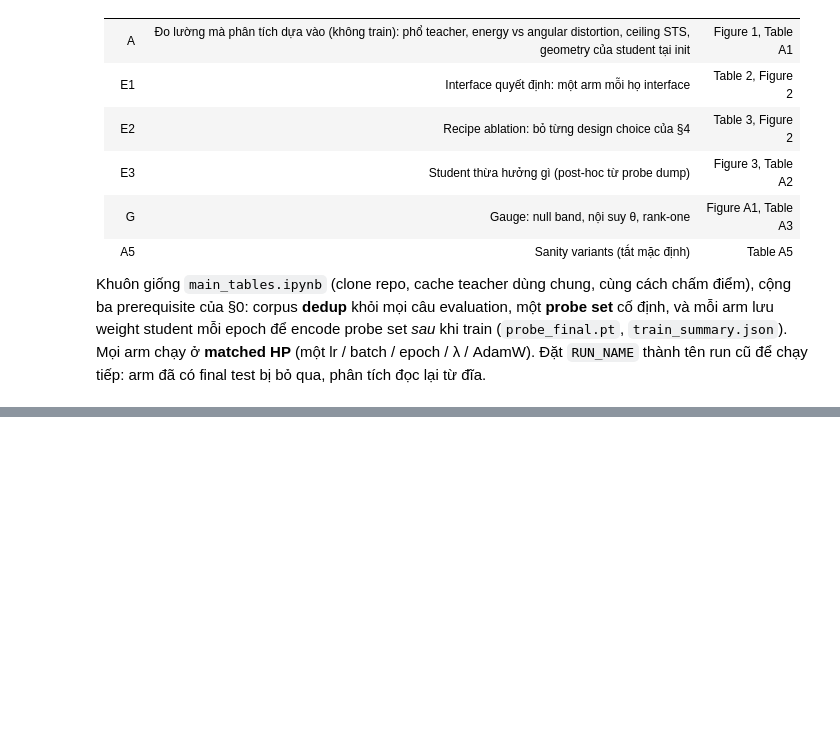
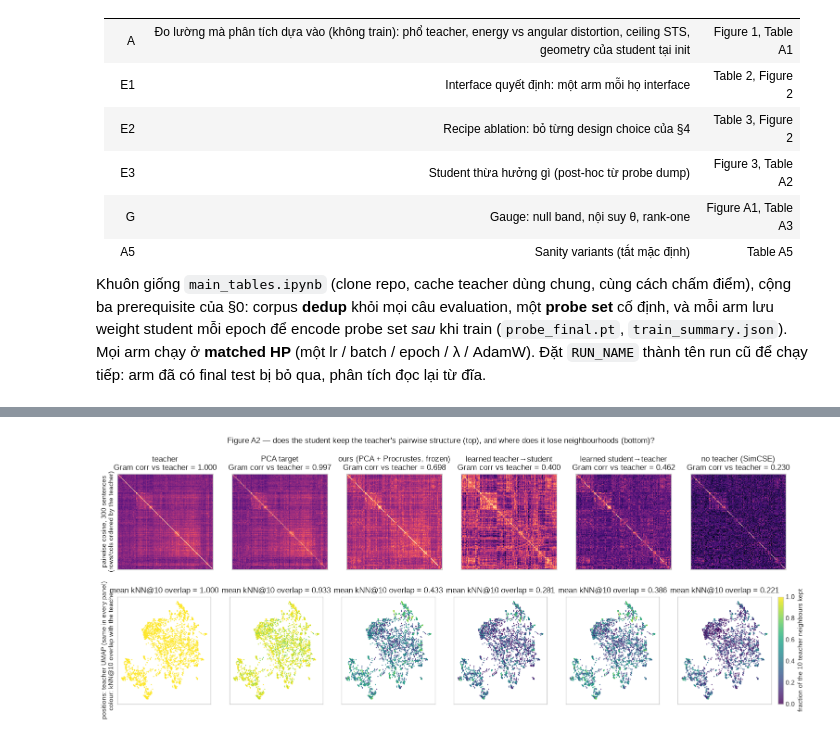
Before and after one commit to duncan-nguyen/embedding-kd, a Jupyter notebook: notebooks/audit_qwen_minilm.ipynb, the cells around one changed output, grey strips where cells are left out. Saved outputs shown, nothing was run; the diff lists cells and outputs as text; code cells hidden in the pictures; blank space fills up the shorter version.

```diff
--- a/notebooks/audit_qwen_minilm.ipynb
+++ b/notebooks/audit_qwen_minilm.ipynb
@@ -1038,0 +1288,82 @@ if IN_COLAB and not SAVE_TO_GOOGLE_DRIVE:
+# %%
+# 11. Figure A2 — hai hình "nhìn là thấy" geometry được thừa kế, cả hai bất biến xoay và không so chéo hai không gian khác chiều:
+#   hàng trên : Gram heatmap (cosine từng cặp) của ~300 câu, CÙNG thứ tự lấy từ hierarchical clustering trên teacher
+#               -> cùng hoa văn khối = cùng geometry; learned t2s nhoè đều = collapse; no_teacher có khối nhưng ở chỗ khác.
+#   hàng dưới : retention map — MỘT layout duy nhất (UMAP của teacher, không thì PCA) dùng cho mọi panel, nên vị trí điểm giống hệt;
+#               màu mỗi điểm = kNN@10 overlap của câu đó với teacher trong arm tương ứng (0..1, cùng metric với Table A2)
+#               -> thấy Ở ĐÂU trong không gian teacher mỗi arm mất láng giềng; số ghi kèm là mean kNN@10.
+from scipy.cluster.hierarchy import linkage, leaves_list
+from sklearn.decomposition import PCA as SkPCA
+try:
+    import umap
+    HAVE_UMAP = True
+except Exception:
+    HAVE_UMAP = False
+
+HEAT_N, SCAT_N, K_RET = 300, 3000, 10
+rng = np.random.default_rng(SEED)
+heat_idx = np.sort(rng.choice(AGREE_IDX, size=min(HEAT_N, len(AGREE_IDX)), replace=False))
+scat_idx = np.sort(rng.choice(AGREE_IDX, size=min(SCAT_N, len(AGREE_IDX)), replace=False))
+
+views = [("teacher", TEACHER_UNIT), ("PCA target", TARGET_OURS)]
+views += [(display_name(b), load_final(SEEDS_OF[b][0])) for b in FIGURE3_BASES if b in SEEDS_OF]
+
+# Thứ tự hàng/cột chung cho heatmap: average-linkage trên cosine của teacher.
+teacher_heat = sa.unit(TEACHER[heat_idx]).numpy()
+order = leaves_list(linkage(teacher_heat, method="average", metric="cosine"))
+
+# Layout chung cho retention map: 2-D của teacher (chỉ vị trí; màu mới là số đo).
+teacher_scat = sa.unit(TEACHER[scat_idx]).numpy()
+layout = (umap.UMAP(n_neighbors=15, min_dist=0.1, metric="cosine", random_state=SEED).fit_transform(teacher_scat)
+          if HAVE_UMAP else SkPCA(n_components=2, random_state=SEED).fit_transform(teacher_scat))
+teacher_nb = sa.knn_indices(TEACHER[scat_idx], K_RET)
+
+
+def per_point_overlap(nb_a, nb_b, k):
+    """|N_a(i) ∩ N_b(i)| / k cho từng i (cùng trick sort như sa.knn_overlap, nhưng không lấy mean)."""
+    sa_, sb_ = nb_a[:, :k].sort(dim=1).values, nb_b[:, :k].sort(dim=1).values
+    both = torch.cat([sa_, sb_], dim=1).sort(dim=1).values
+    return ((both[:, 1:] == both[:, :-1]).sum(dim=1).float() / k).numpy()
+
+
+figA2_rows = []
+fig, axes = plt.subplots(2, len(views), figsize=(3.1 * len(views), 6.6), squeeze=False)
+for col, (label, emb) in enumerate(views):
+    u = sa.unit(emb[heat_idx]).numpy()
+    gram = u @ u.T
+    gram_corr = sa.gram_correlation(emb[heat_idx], TEACHER[heat_idx], max_rows=HEAT_N, seed=SEED)
+    ax = axes[0, col]
+    ax.imshow(gram[np.ix_(order, order)], cmap="magma", vmin=-0.25, vmax=1.0, interpolation="nearest")
+    ax.set(title=f"{label}\nGram corr vs teacher = {gram_corr:.3f}", xticks=[], yticks=[])
+    retained = per_point_overlap(sa.knn_indices(emb[scat_idx], K_RET), teacher_nb, K_RET)
+    ax = axes[1, col]
+    sc = ax.scatter(layout[:, 0], layout[:, 1], c=retained, cmap="viridis", vmin=0, vmax=1, s=3, alpha=0.8, linewidths=0)
+    ax.set(title=f"mean kNN@{K_RET} overlap = {retained.mean():.3f}", xticks=[], yticks=[])
+    figA2_rows.append({"panel": label, "gram_corr_vs_teacher": gram_corr, f"knn{K_RET}_vs_teacher": float(retained.mean()),
+                       f"share_below_0.3": float((retained < 0.3).mean())})
+axes[0, 0].set_ylabel(f"pairwise cosine, {len(heat_idx)} sentences\n(rows/cols ordered by the teacher)")
+axes[1, 0].set_ylabel(f"positions: teacher {'UMAP' if HAVE_UMAP else 'PCA'} (same in every panel)\ncolour: kNN@{K_RET} overlap with the teacher")
+fig.colorbar(sc, ax=axes[1, :].tolist(), fraction=0.012, pad=0.01, label=f"fraction of the {K_RET} teacher neighbours kept")
+fig.suptitle("Figure A2 — does the student keep the teacher's pairwise structure (top), and where does it lose neighbourhoods (bottom)?")
+savefig(fig, "figA2_geometry_inheritance_visual.png"); plt.show()
+figA2 = pd.DataFrame(figA2_rows)
+figA2.to_csv(ANALYSIS_DIR / "figA2_geometry_inheritance_visual.csv", index=False)
+display(figA2.style.format(precision=4, na_rep="-"))
+
+import shutil
+ARCHIVE_DIR = RUN_ROOT.parent / f"{RUN_NAME}_light"
+if ARCHIVE_DIR.exists():
+    shutil.rmtree(ARCHIVE_DIR)
+for path in RUN_ROOT.rglob("*"):
+    if path.is_dir() or "weights" in path.parts or path.name.startswith("checkpoint_epoch_") or path.name == "best_model.pt":
+        continue
+    target = ARCHIVE_DIR / path.relative_to(RUN_ROOT)
+    target.parent.mkdir(parents=True, exist_ok=True)
+    shutil.copy2(path, target)
+archive_path = shutil.make_archive(str(ARCHIVE_DIR), "zip", root_dir=ARCHIVE_DIR)
+shutil.rmtree(ARCHIVE_DIR)
+print(f"Created archive: {archive_path}")
+if IN_COLAB and not SAVE_TO_GOOGLE_DRIVE:
+    from google.colab import files
+    files.download(archive_path)
+# %% [output]
@@ -1038,0 +1371 @@ if IN_COLAB and not SAVE_TO_GOOGLE_DRIVE:
+[figure, added]
```
Also changed, not shown: parts of 12 cells of this notebook, 34 other files.
